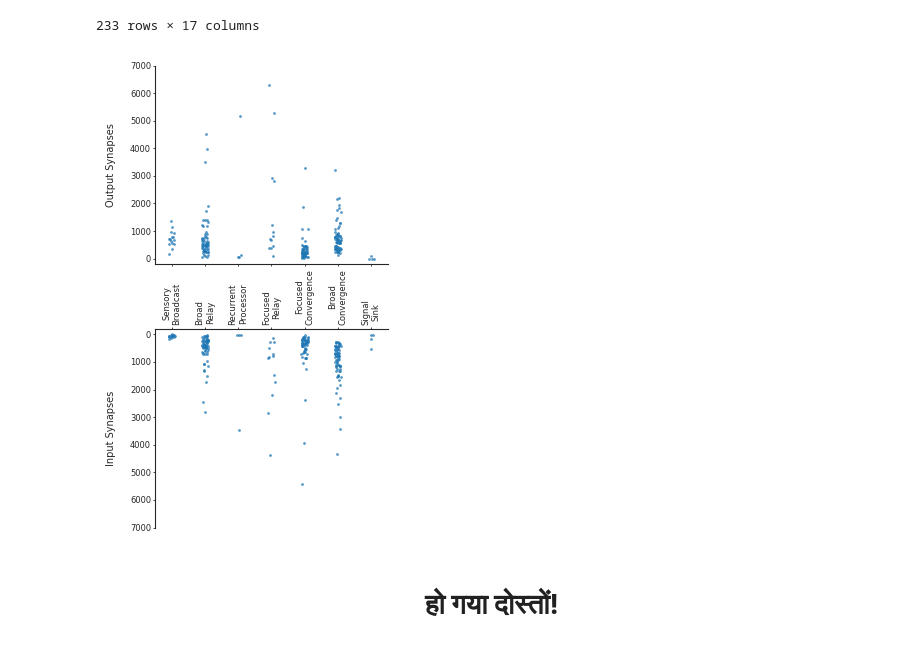
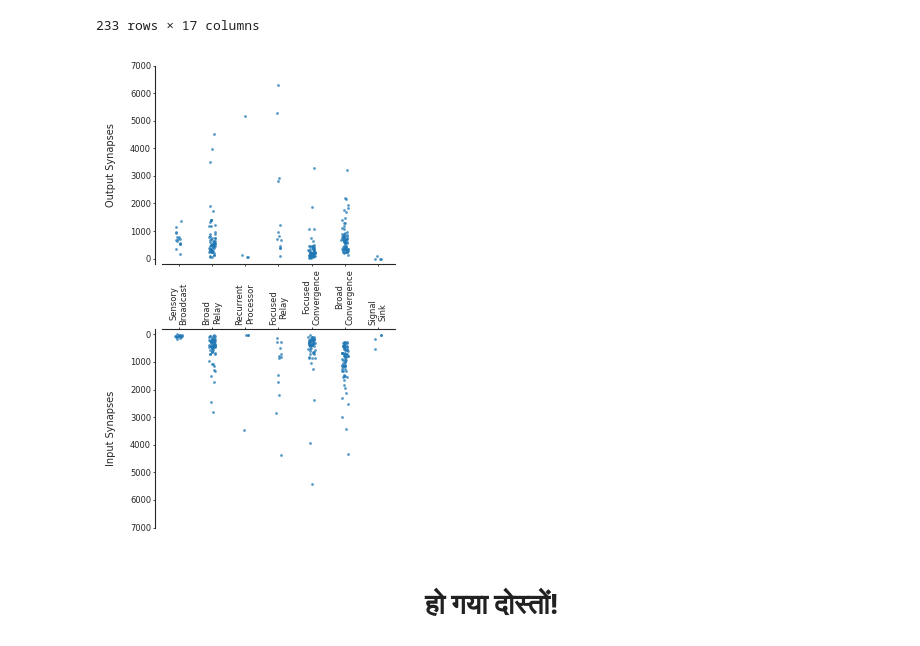
Before and after one commit to L1-Connectome-Prat/L1_Network, a Jupyter notebook: Notebooks/Figure_05_Signal-Abundance.ipynb, the cells around one changed output. Cells and saved outputs as stored; diff of their text form; code cells hidden in the pictures.

```diff
--- a/Notebooks/Figure_05_Signal-Abundance.ipynb
+++ b/Notebooks/Figure_05_Signal-Abundance.ipynb
@@ -56,8 +56,8 @@ sns.stripplot(df,
               alpha = scatter_alpha)
 
 # Desping
-sns.despine(ax = ax[0])
-sns.despine(ax = ax[1], bottom = True, right = True, top = False)
+sns.despine(ax = ax[0], offset = {"left" : 5})
+sns.despine(ax = ax[1], bottom = True, right = True, top = False, offset = {"left" : 5})
 
 # Format
 for a in ax:
@@ -65,33 +65,33 @@ for a in ax:
     a.tick_params(
         axis      = "both",
         which     = "major",
         color     = "black",
         labelsize = tick_fontsize,
         length    = 1.5,
         width     = 0.5,
         pad       = 1.5)
     # Limit
     a.set_ylim(-200, 7000)
 
 # Invert
 ax[1].invert_yaxis()
 ax[1].xaxis.tick_top()
 
 # Rotate
 labs = ax[1].get_xticklabels()
 labs = [lab.get_text().replace("_", "\n") for lab in labs]
 ax[1].set_xticklabels(labels = labs, rotation = 90)
 
 # Labels
 ax[0].set_ylabel("Output Synapses", fontsize = label_fontsize, labelpad = 10)
 ax[1].set_ylabel("Input Synapses", fontsize = label_fontsize, labelpad = 10)
 ax[1].set_xlabel("")
 
 # Save
 plt.savefig("../Analysis_Outputs/Group_Signal-Flow/Figure_05_Supplementary_Synapse-Counts-Flow.pdf",
             bbox_inches = "tight",
             dpi = 1200)
 # %% [output]
-[figure, old version]
+[figure, new version]
 # %% [markdown]
 # <center>**हो गया दोस्तों!**</center>
```
Also changed, not shown: 14 other files.
